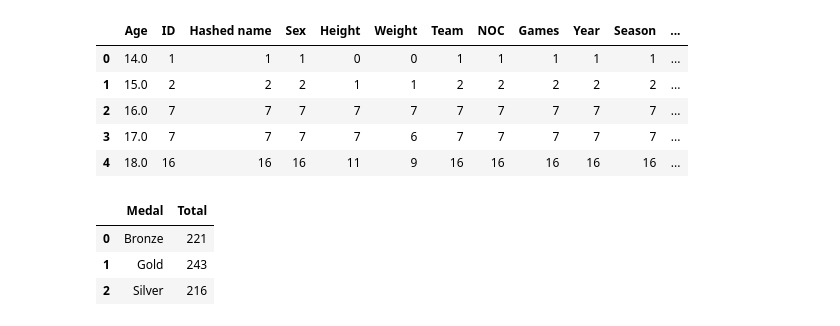
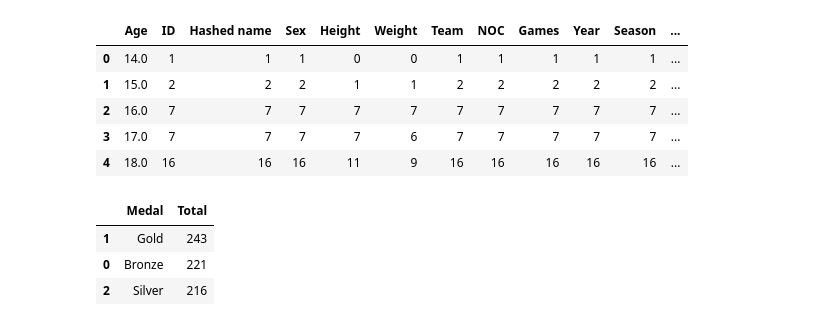
Before and after one commit to marcusbdtf/os-projekt-databehandling, a Jupyter notebook: 0-luk-uppgift.ipynb, the cells around one changed output. Drawn from its saved outputs; the diff is of its cells as text; code cells hidden in the pictures.

```diff
--- a/0-luk-uppgift.ipynb
+++ b/0-luk-uppgift.ipynb
@@ -176,10 +176,10 @@ fig.show()
 # %%
 medals = italy_df.groupby("Medal").count().reset_index()
 medals.rename(columns={"ID":"Total"},inplace=True)
 medals = medals[medals.columns[0:2]]
-medals
+medals.sort_values(by="Total",ascending=False)
 # %% [output]
 |  | Medal | Total |
+| 1 | Gold | 243 |
 | 0 | Bronze | 221 |
-| 1 | Gold | 243 |
 | 2 | Silver | 216 |
```
Also changed, not shown: parts of 1 cell of this notebook.
